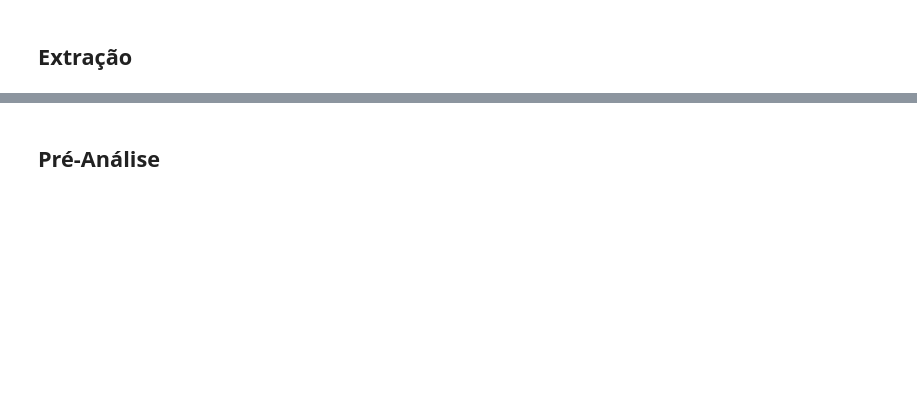
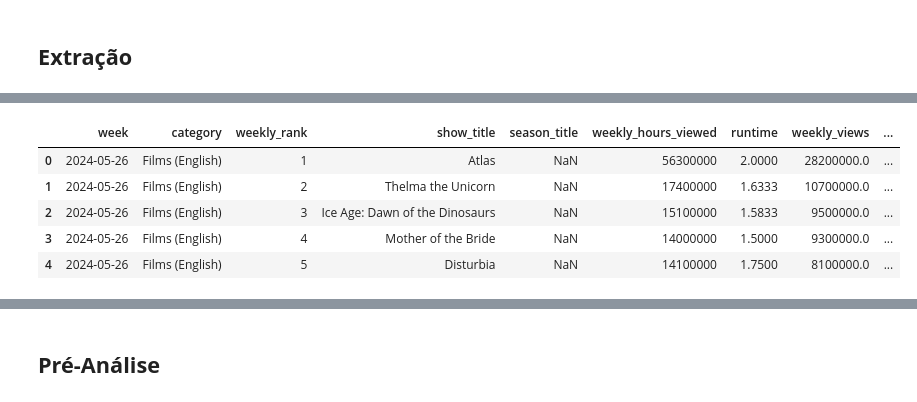
Before and after one commit to soadD/netflix_data, a Jupyter notebook: tabela_global_ETL.ipynb, the cells around one changed output, grey strips where cells are left out. Cells and saved outputs as stored; diff of their text form; code cells hidden in the pictures; blank space fills up the shorter version.

```diff
--- a/tabela_global_ETL.ipynb
+++ b/tabela_global_ETL.ipynb
@@ -15,3 +9,3 @@ Drive already mounted at /content/drive; to attempt to forcibly remount, call dr
 # %%
 # Passo 4: Extração da informação via pandas
-df = pd.read_csv('/content/drive/MyDrive/Soul Code/netflix/netflixtop10.csv')
+df_global = pd.read_excel('/Users/ewerton/Documents/dev/projeto_final_soulcode/all-weeks-global.xlsx')
@@ -33,0 +12,9 @@ display(df)
+# %%
+df_global.head()
+# %% [output]
+|  | week | category | weekly_rank | show_title | season_title | weekly_hours_viewed | runtime | weekly_views | ... |
+| 0 | 2024-05-26 | Films (English) | 1 | Atlas | NaN | 56300000 | 2.0000 | 28200000.0 | ... |
+| 1 | 2024-05-26 | Films (English) | 2 | Thelma the Unicorn | NaN | 17400000 | 1.6333 | 10700000.0 | ... |
+| 2 | 2024-05-26 | Films (English) | 3 | Ice Age: Dawn of the Dinosaurs | NaN | 15100000 | 1.5833 | 9500000.0 | ... |
+| 3 | 2024-05-26 | Films (English) | 4 | Mother of the Bride | NaN | 14000000 | 1.5000 | 9300000.0 | ... |
+| 4 | 2024-05-26 | Films (English) | 5 | Disturbia | NaN | 14100000 | 1.7500 | 8100000.0 | ... |
```
Also changed, not shown: parts of 37 cells of this notebook, 1 other file.
